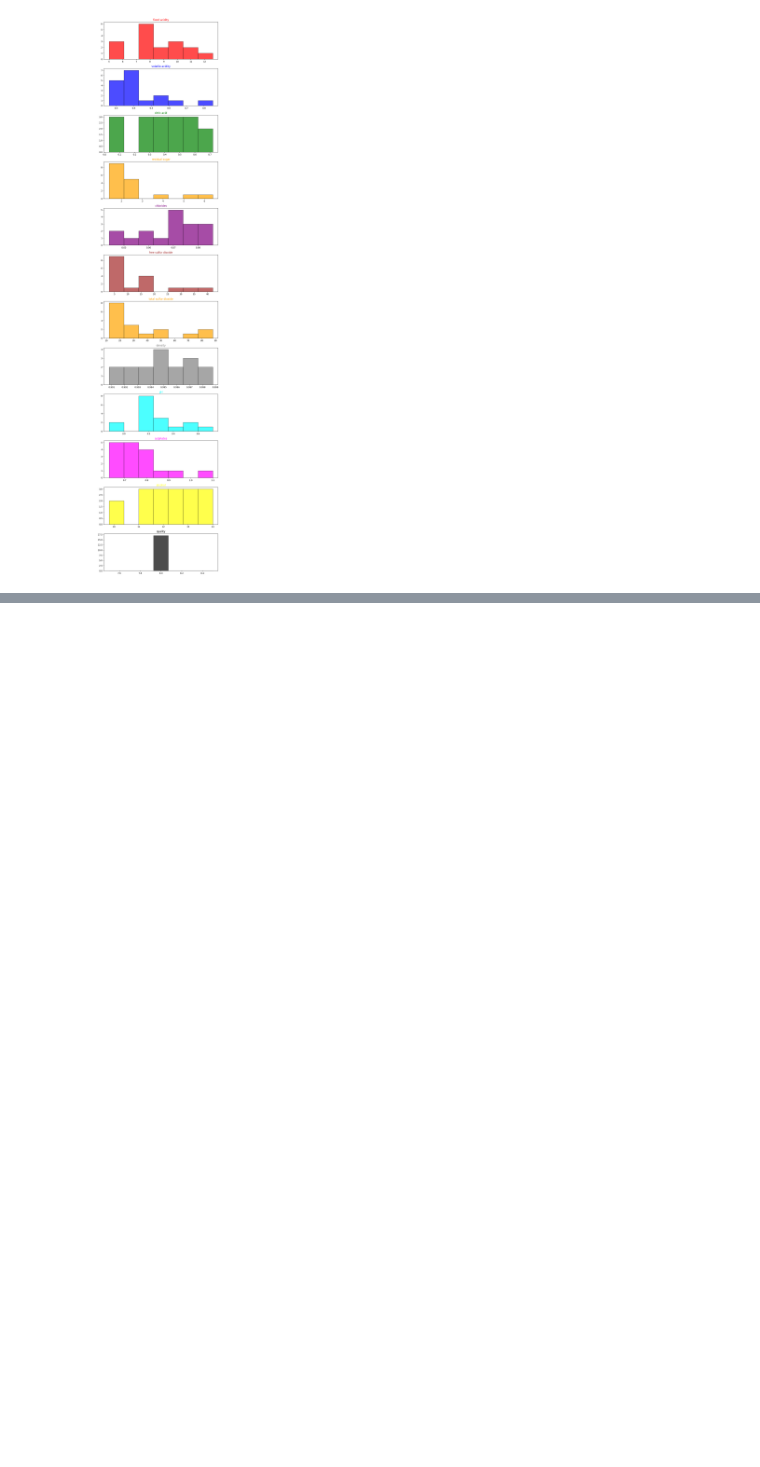
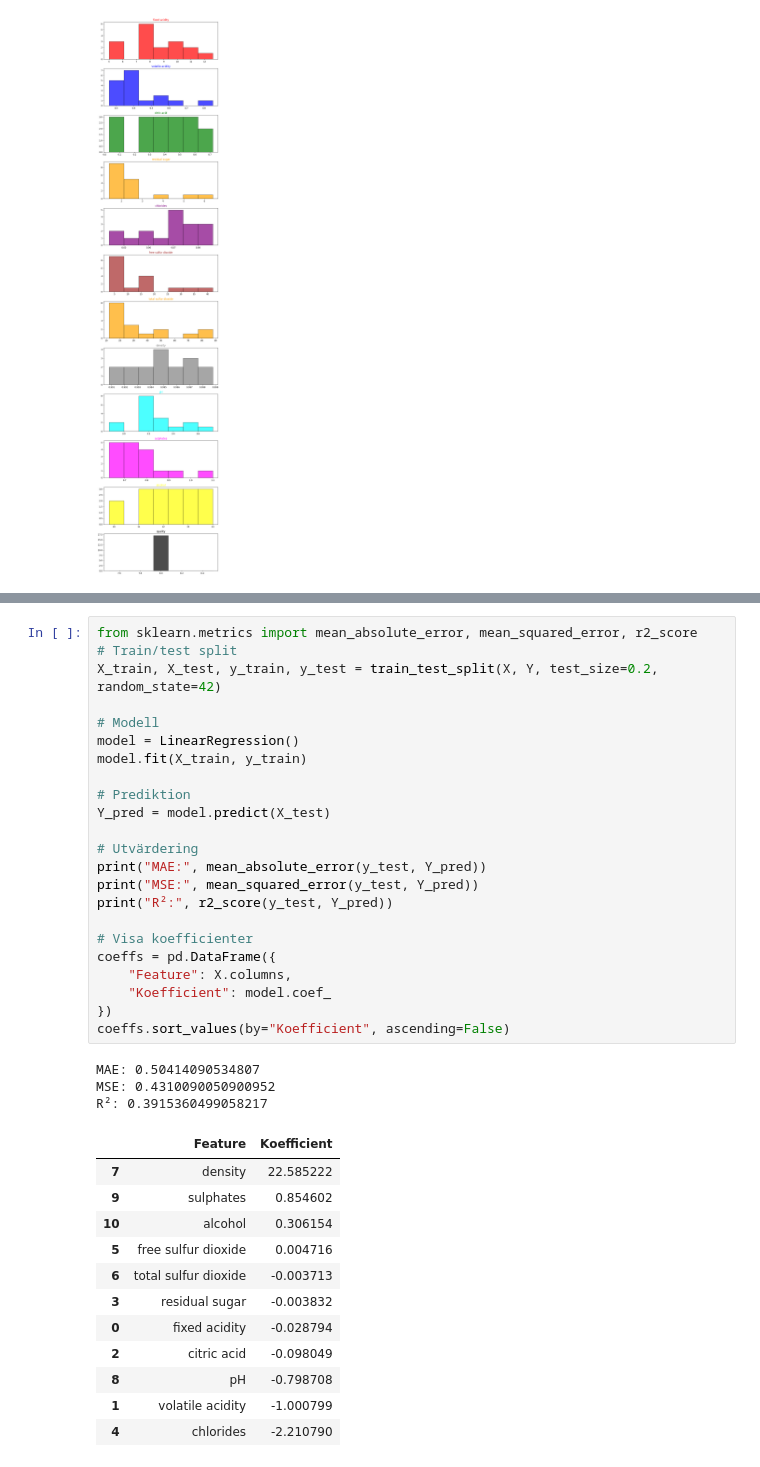
Before and after one commit to Azzure45/big-data-iot-labs, a Jupyter notebook: mini-projekt/mini-project-anton-mahdi.ipynb, the cells around one changed output, grey strips where cells are left out. Drawn from its saved outputs; the diff is of its cells as text; blank space fills up the shorter version.

```diff
--- a/mini-projekt/mini-project-anton-mahdi.ipynb
+++ b/mini-projekt/mini-project-anton-mahdi.ipynb
@@ -247,0 +317,39 @@ print(f"   Testdata: {len(X_test):,} rader (20%)")
+# %%
+from sklearn.metrics import mean_absolute_error, mean_squared_error, r2_score
+# Train/test split
+X_train, X_test, y_train, y_test = train_test_split(X, Y, test_size=0.2, random_state=42)
+
+# Modell
+model = LinearRegression()
+model.fit(X_train, y_train)
+
+# Prediktion
+Y_pred = model.predict(X_test)
+
+# Utvärdering
+print("MAE:", mean_absolute_error(y_test, Y_pred))
+print("MSE:", mean_squared_error(y_test, Y_pred))
+print("R²:", r2_score(y_test, Y_pred))
+
+# Visa koefficienter
+coeffs = pd.DataFrame({
+    "Feature": X.columns,
+    "Koefficient": model.coef_
+})
+coeffs.sort_values(by="Koefficient", ascending=False)
+# %% [output]
+MAE: 0.50414090534807
+MSE: 0.4310090050900952
+R²: 0.3915360499058217
+|  | Feature | Koefficient |
+| 7 | density | 22.585222 |
+| 9 | sulphates | 0.854602 |
+| 10 | alcohol | 0.306154 |
+| 5 | free sulfur dioxide | 0.004716 |
+| 6 | total sulfur dioxide | -0.003713 |
+| 3 | residual sugar | -0.003832 |
+| 0 | fixed acidity | -0.028794 |
+| 2 | citric acid | -0.098049 |
+| 8 | pH | -0.798708 |
+| 1 | volatile acidity | -1.000799 |
+| 4 | chlorides | -2.210790 |
```
Also changed, not shown: parts of 8 cells of this notebook.
